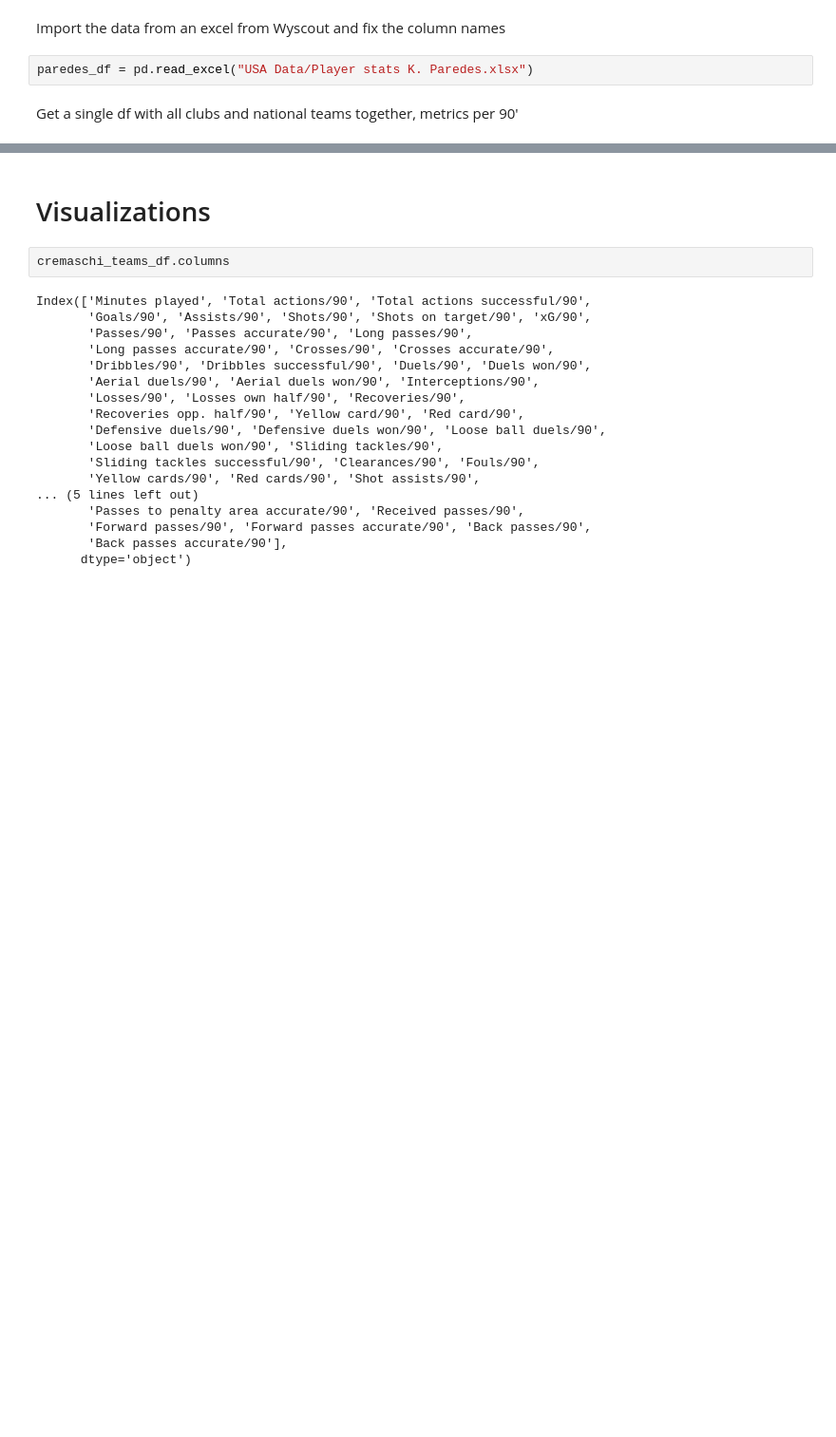
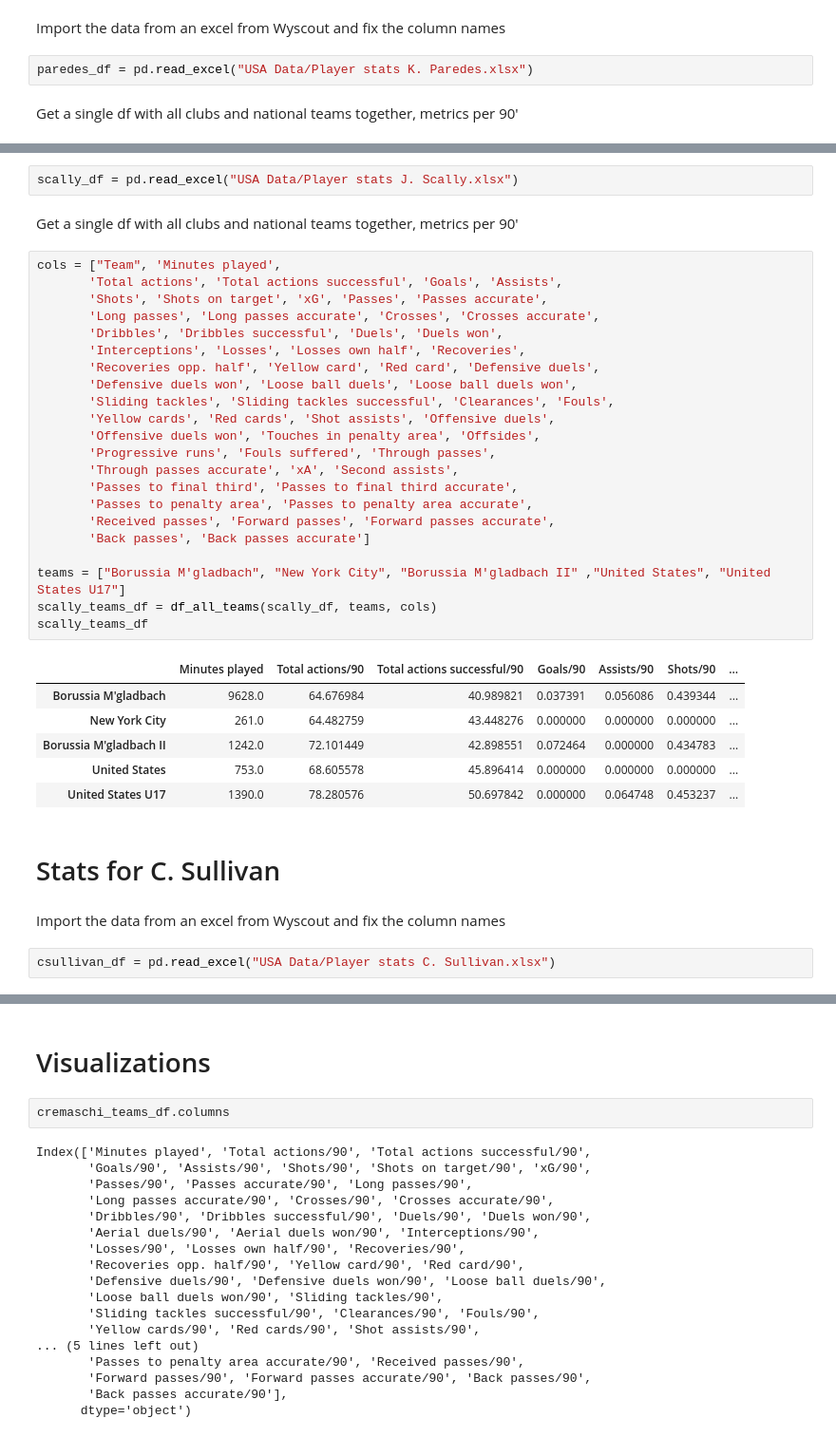
Before and after one commit to Tommy-Las/FootballAnalytics-FinalProject, a Jupyter notebook: code.ipynb, the cells around one changed output, grey strips where cells are left out. Shown at 95% size. Cells and saved outputs as stored; diff of their text form; blank space fills up the shorter version.

```diff
--- a/code.ipynb
+++ b/code.ipynb
@@ -613,0 +619,39 @@ paredes_teams_df
+# %%
+scally_df = pd.read_excel("USA Data/Player stats J. Scally.xlsx")
+# %% [markdown]
+Get a single df with all clubs and national teams together, metrics per 90'
+# %%
+cols = ["Team", 'Minutes played',
+       'Total actions', 'Total actions successful', 'Goals', 'Assists',
+       'Shots', 'Shots on target', 'xG', 'Passes', 'Passes accurate',
+       'Long passes', 'Long passes accurate', 'Crosses', 'Crosses accurate',
+       'Dribbles', 'Dribbles successful', 'Duels', 'Duels won',
+       'Interceptions', 'Losses', 'Losses own half', 'Recoveries',
+       'Recoveries opp. half', 'Yellow card', 'Red card', 'Defensive duels',
+       'Defensive duels won', 'Loose ball duels', 'Loose ball duels won',
+       'Sliding tackles', 'Sliding tackles successful', 'Clearances', 'Fouls',
+       'Yellow cards', 'Red cards', 'Shot assists', 'Offensive duels',
+       'Offensive duels won', 'Touches in penalty area', 'Offsides',
+       'Progressive runs', 'Fouls suffered', 'Through passes',
+       'Through passes accurate', 'xA', 'Second assists',
+       'Passes to final third', 'Passes to final third accurate',
+       'Passes to penalty area', 'Passes to penalty area accurate',
+       'Received passes', 'Forward passes', 'Forward passes accurate',
+       'Back passes', 'Back passes accurate']
+
+teams = ["Borussia M'gladbach", "New York City", "Borussia M'gladbach II" ,"United States", "United States U17"]
+scally_teams_df = df_all_teams(scally_df, teams, cols)
+scally_teams_df
+# %% [output]
+|  | Minutes played | Total actions/90 | Total actions successful/90 | Goals/90 | Assists/90 | Shots/90 | ... |
+| Borussia M'gladbach | 9628.0 | 64.676984 | 40.989821 | 0.037391 | 0.056086 | 0.439344 | ... |
+| New York City | 261.0 | 64.482759 | 43.448276 | 0.000000 | 0.000000 | 0.000000 | ... |
+| Borussia M'gladbach II | 1242.0 | 72.101449 | 42.898551 | 0.072464 | 0.000000 | 0.434783 | ... |
+| United States | 753.0 | 68.605578 | 45.896414 | 0.000000 | 0.000000 | 0.000000 | ... |
+| United States U17 | 1390.0 | 78.280576 | 50.697842 | 0.000000 | 0.064748 | 0.453237 | ... |
+# %% [markdown]
+# Stats for C. Sullivan
+# %% [markdown]
+Import the data from an excel from Wyscout and fix the column names
+# %%
+csullivan_df = pd.read_excel("USA Data/Player stats C. Sullivan.xlsx")
```
Also changed, not shown: parts of 6 cells of this notebook.
